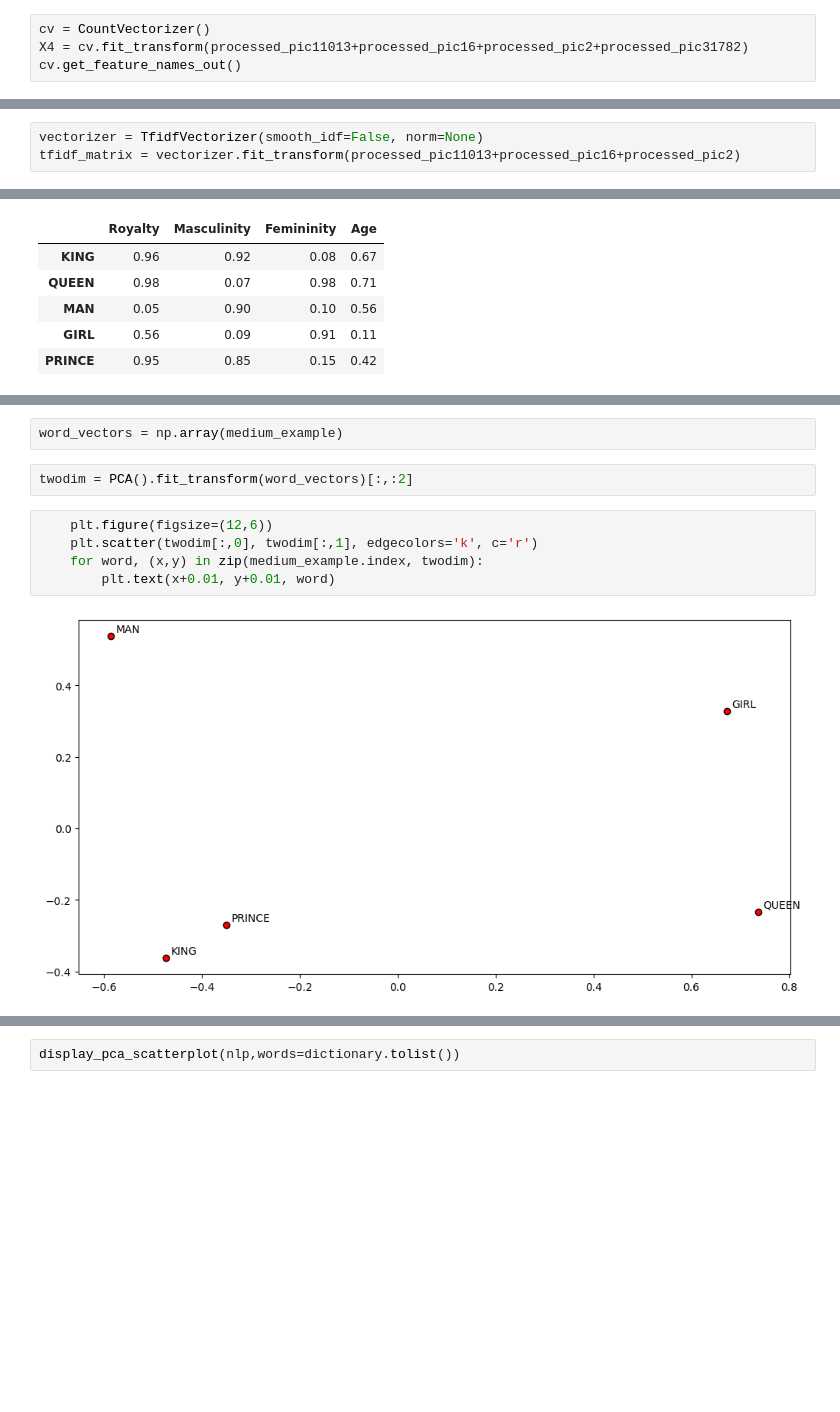
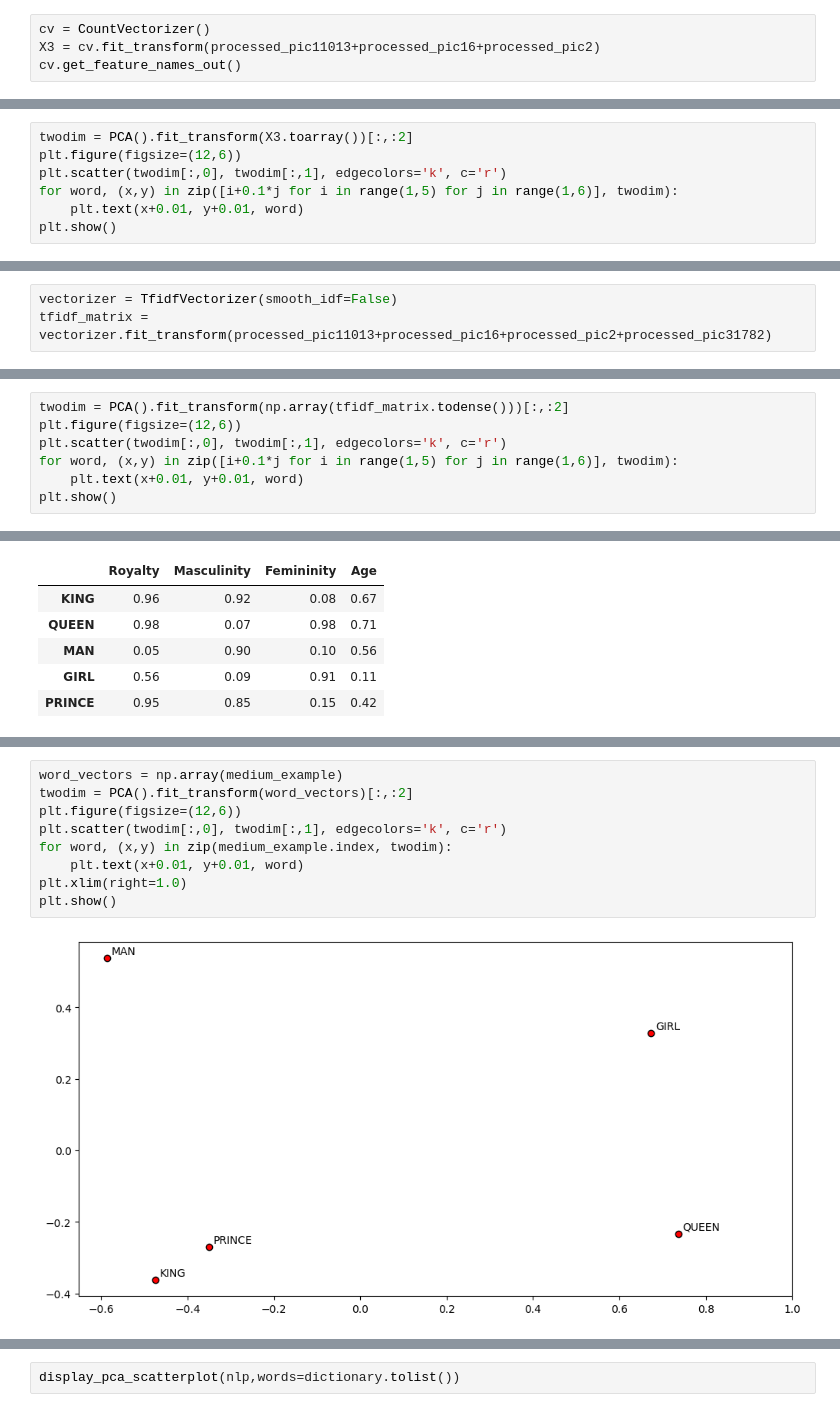
Before and after one commit to ak-malone/NLU, a Jupyter notebook: examples.ipynb, the cells around one changed output, grey strips where cells are left out. Saved outputs shown, nothing was run; the diff lists cells and outputs as text; blank space fills up the shorter version.

```diff
--- a/examples.ipynb
+++ b/examples.ipynb
@@ -170,5 +192,5 @@ After stopword removal:
 # %%
 cv = CountVectorizer()
-X4 = cv.fit_transform(processed_pic11013+processed_pic16+processed_pic2+processed_pic31782)
+X3 = cv.fit_transform(processed_pic11013+processed_pic16+processed_pic2)
 cv.get_feature_names_out()
 # %% [output]
@@ -207,0 +209,7 @@ print(X2.toarray())
+# %%
+twodim = PCA().fit_transform(X3.toarray())[:,:2]
+plt.figure(figsize=(12,6))
+plt.scatter(twodim[:,0], twodim[:,1], edgecolors='k', c='r')
+for word, (x,y) in zip([i+0.1*j for i in range(1,5) for j in range(1,6)], twodim):
+    plt.text(x+0.01, y+0.01, word)
+plt.show()
@@ -295,3 +301,3 @@ alike
 # %%
-vectorizer = TfidfVectorizer(smooth_idf=False, norm=None)
-tfidf_matrix = vectorizer.fit_transform(processed_pic11013+processed_pic16+processed_pic2)
+vectorizer = TfidfVectorizer(smooth_idf=False)
+tfidf_matrix = vectorizer.fit_transform(processed_pic11013+processed_pic16+processed_pic2+processed_pic31782)
@@ -303,0 +326,7 @@ sns.heatmap(cosine_similarity(tfidf_matrix))
+# %%
+twodim = PCA().fit_transform(np.array(tfidf_matrix.todense()))[:,:2]
+plt.figure(figsize=(12,6))
+plt.scatter(twodim[:,0], twodim[:,1], edgecolors='k', c='r')
+for word, (x,y) in zip([i+0.1*j for i in range(1,5) for j in range(1,6)], twodim):
+    plt.text(x+0.01, y+0.01, word)
+plt.show()
@@ -337,14 +363,14 @@ for k, v in medium_example[["Femininity", "Age"]].iterrows():
-# %%
-word_vectors = np.array(medium_example)
-# %%
-twodim = PCA().fit_transform(word_vectors)[:,:2]
 # %%
-    plt.figure(figsize=(12,6))
-    plt.scatter(twodim[:,0], twodim[:,1], edgecolors='k', c='r')
-    for word, (x,y) in zip(medium_example.index, twodim):
-        plt.text(x+0.01, y+0.01, word)
+word_vectors = np.array(medium_example)
+twodim = PCA().fit_transform(word_vectors)[:,:2]
+plt.figure(figsize=(12,6))
+plt.scatter(twodim[:,0], twodim[:,1], edgecolors='k', c='r')
+for word, (x,y) in zip(medium_example.index, twodim):
+    plt.text(x+0.01, y+0.01, word)
+plt.xlim(right=1.0)
+plt.show()
 # %% [output]
-[figure, old version]
+[figure, new version]
 # %%
 def display_pca_scatterplot(model, words=None, sample=0):
     if words == None:
```
Also changed, not shown: parts of 29 cells of this notebook.
